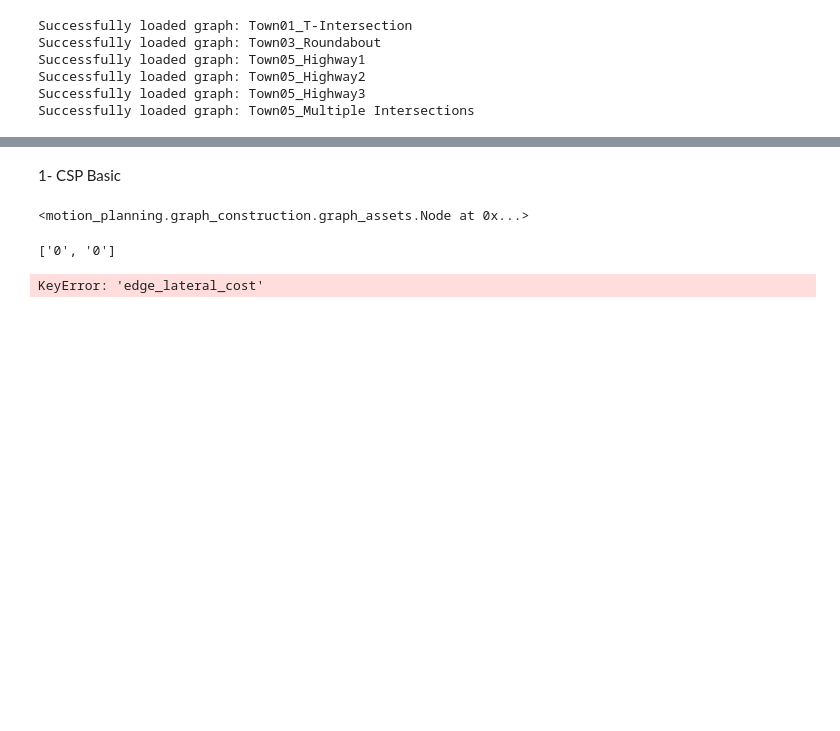
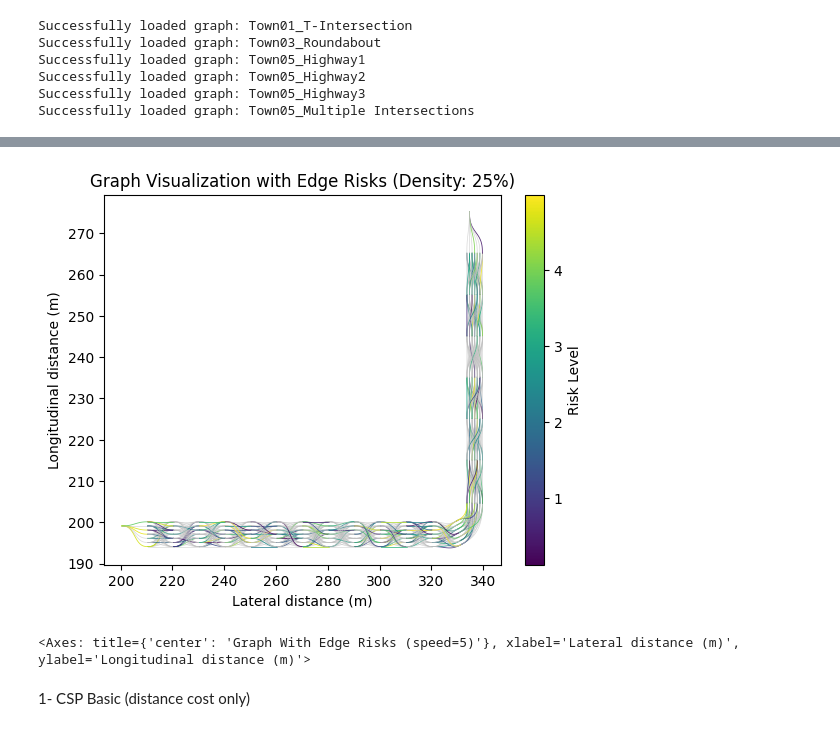
Before and after one commit to abdohamdy7/competitive-online-algorithms-motion-planning, a Jupyter notebook: src/motion_planning/constrained_shortest_path/test_csp_notebook.ipynb, the cells around one changed output, grey strips where cells are left out. Saved outputs shown, nothing was run; the diff lists cells and outputs as text; code cells hidden in the pictures; blank space fills up the shorter version.

```diff
--- a/src/motion_planning/constrained_shortest_path/test_csp_notebook.ipynb
+++ b/src/motion_planning/constrained_shortest_path/test_csp_notebook.ipynb
@@ -42,2 +72,12 @@ graphs_dict['Town01_T-Intersection']
+# %%
+from motion_planning.visualizations.graph_visualization import visualize_graph_with_risks
+from motion_planning.visualizations.graph_visualization import visualize_graph_with_risks_with_speeds
+from motion_planning.risk_assessment.generate_risks_randomly import*
+risk_level = RiskLevel.LOW
+risk_matrix = generate_random_risks(graphs_dict["Town01_T-Intersection"],risk_level, 5.0, with_speed=True)
+visualize_graph_with_risks_with_speeds(risk_matrix, graphs_dict["Town01_T-Intersection"], scenario_name="Town01_T-Intersection", risk_level=risk_level)
+# %% [output]
+[figure, added]
+<Axes: title={'center': 'Graph With Edge Risks (speed=5)'}, xlabel='Lateral distance (m)', ylabel='Longitudinal distance (m)'>
 # %% [markdown]
-1- CSP Basic
+1- CSP Basic (distance cost only)
@@ -48,14 +83,0 @@ if start_node not in graphs_dict['Town01_T-Intersection']:
-# %%
-start_node
-# %% [output]
-<motion_planning.graph_construction.graph_assets.Node at 0x...>
-# %%
-import re
-re.findall(r'\d+', start_node.id)
-# %% [output]
-['0', '0']
-# %%
-for u,v, edge_data in graphs_dict['Town01_T-Intersection'].edges(data=True):
-    print(edge_data['edge_lateral_cost'])
-# %% [output]
-KeyError: 'edge_lateral_cost'
```
Also changed, not shown: parts of 14 cells of this notebook, 11 other files.
